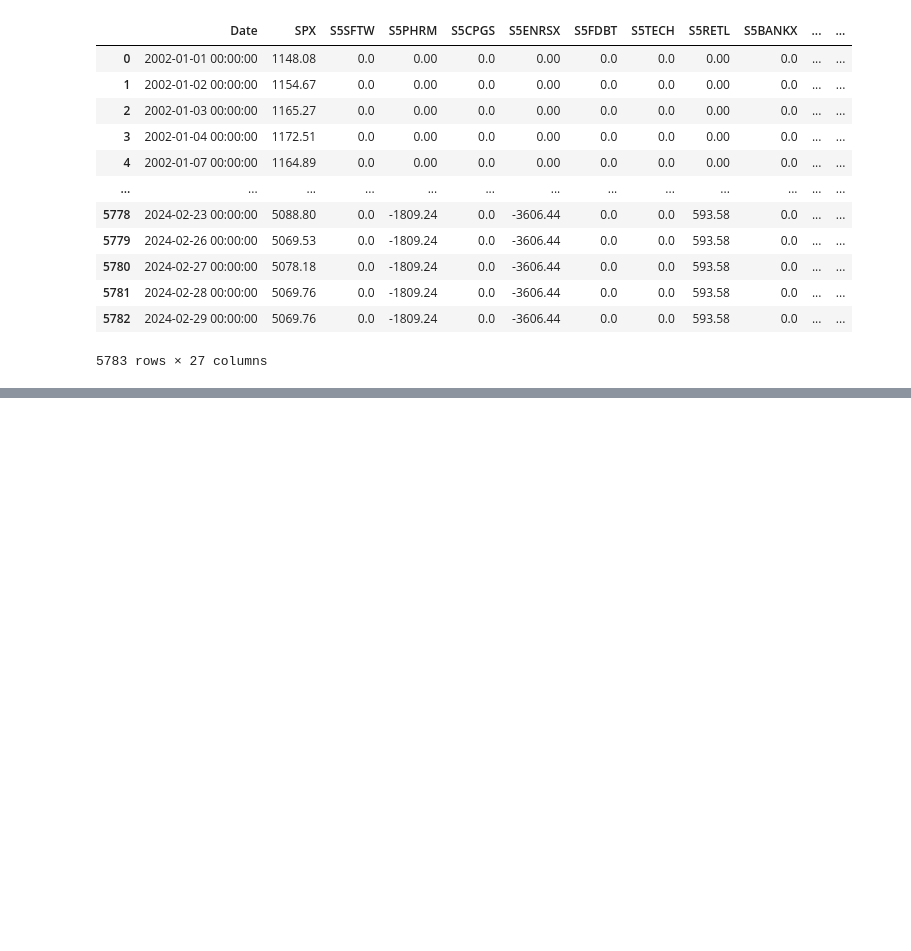
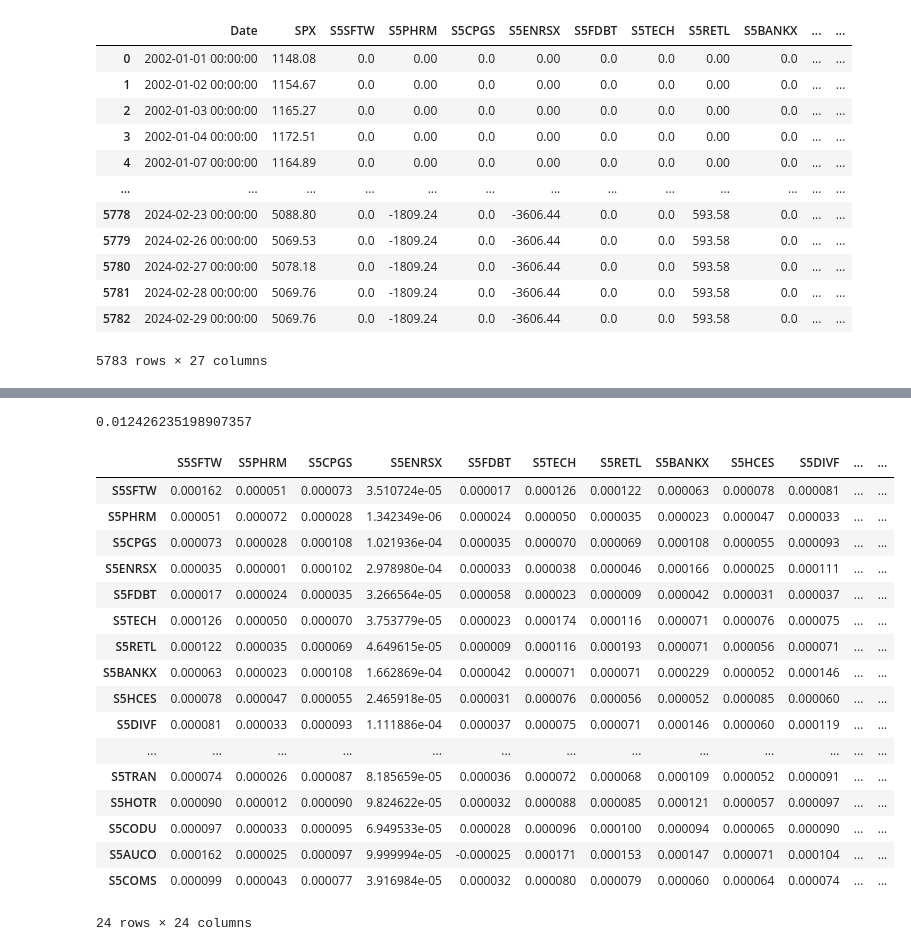
Before and after one commit to MaloBardin/Research-Project, a Jupyter notebook: View Value Estimator.ipynb, the cells around one changed output, grey strips where cells are left out. Saved outputs shown, nothing was run; the diff lists cells and outputs as text; code cells hidden in the pictures; blank space fills up the shorter version.

```diff
--- a/View Value Estimator.ipynb
+++ b/View Value Estimator.ipynb
@@ -450,0 +290,44 @@ RfWeightBL = 1.0 - float(WeightBL.sum())
+# %%
+def GetReturn(df,date,lookback=180):
+    date=pd.to_datetime(date)
+    if date not in df["Date"].values:#add breaker if windows not in df
+        raise ValueError("Date not in dataframe")
+    returns_df = df[["Date","S5SFTW","S5PHRM","S5CPGS","S5ENRSX","S5FDBT","S5TECH","S5RETL","S5BANKX","S5HCES","S5DIVF","S5UTILX","S5MEDA","S5REAL","S5TELSX","S5MATRX","S5INSU","S5FDSR","S5HOUS","S5SSEQX","S5TRAN","S5HOTR","S5CODU","S5AUCO","S5COMS"]].copy()
+
+    date_list=returns_df.drop(columns="Date")
+    date_index = returns_df.index[returns_df["Date"] == date][0]
+    returns_df=returns_df[(returns_df.index<=date_index) & (returns_df.index>=date_index-lookback) ]
+    returns_df.drop(columns="Date",inplace=True)
+
+    returns_df = np.log(returns_df/ returns_df.shift(1))
+    returns_df.dropna(inplace=True)
+    #print(returns_df.std().mean()) #verification if std is around 1% daily
+
+    return returns_df
+# %%
+def GetSigma(df,date,lookback=180):
+    returns_df=GetReturn(df,date,lookback=lookback)
+    #covariance matric from returns_df
+    sigma_windowed=returns_df.cov()
+
+    return sigma_windowed
+# %% [output]
+0.012426235198907357
+|  | S5SFTW | S5PHRM | S5CPGS | S5ENRSX | S5FDBT | S5TECH | S5RETL | S5BANKX | S5HCES | S5DIVF | ... | ... |
+| S5SFTW | 0.000162 | 0.000051 | 0.000073 | 3.510724e-05 | 0.000017 | 0.000126 | 0.000122 | 0.000063 | 0.000078 | 0.000081 | ... | ... |
+| S5PHRM | 0.000051 | 0.000072 | 0.000028 | 1.342349e-06 | 0.000024 | 0.000050 | 0.000035 | 0.000023 | 0.000047 | 0.000033 | ... | ... |
+| S5CPGS | 0.000073 | 0.000028 | 0.000108 | 1.021936e-04 | 0.000035 | 0.000070 | 0.000069 | 0.000108 | 0.000055 | 0.000093 | ... | ... |
+| S5ENRSX | 0.000035 | 0.000001 | 0.000102 | 2.978980e-04 | 0.000033 | 0.000038 | 0.000046 | 0.000166 | 0.000025 | 0.000111 | ... | ... |
+| S5FDBT | 0.000017 | 0.000024 | 0.000035 | 3.266564e-05 | 0.000058 | 0.000023 | 0.000009 | 0.000042 | 0.000031 | 0.000037 | ... | ... |
+| S5TECH | 0.000126 | 0.000050 | 0.000070 | 3.753779e-05 | 0.000023 | 0.000174 | 0.000116 | 0.000071 | 0.000076 | 0.000075 | ... | ... |
+| S5RETL | 0.000122 | 0.000035 | 0.000069 | 4.649615e-05 | 0.000009 | 0.000116 | 0.000193 | 0.000071 | 0.000056 | 0.000071 | ... | ... |
+| S5BANKX | 0.000063 | 0.000023 | 0.000108 | 1.662869e-04 | 0.000042 | 0.000071 | 0.000071 | 0.000229 | 0.000052 | 0.000146 | ... | ... |
+| S5HCES | 0.000078 | 0.000047 | 0.000055 | 2.465918e-05 | 0.000031 | 0.000076 | 0.000056 | 0.000052 | 0.000085 | 0.000060 | ... | ... |
+| S5DIVF | 0.000081 | 0.000033 | 0.000093 | 1.111886e-04 | 0.000037 | 0.000075 | 0.000071 | 0.000146 | 0.000060 | 0.000119 | ... | ... |
+| ... | ... | ... | ... | ... | ... | ... | ... | ... | ... | ... | ... | ... |
+| S5TRAN | 0.000074 | 0.000026 | 0.000087 | 8.185659e-05 | 0.000036 | 0.000072 | 0.000068 | 0.000109 | 0.000052 | 0.000091 | ... | ... |
+| S5HOTR | 0.000090 | 0.000012 | 0.000090 | 9.824622e-05 | 0.000032 | 0.000088 | 0.000085 | 0.000121 | 0.000057 | 0.000097 | ... | ... |
+| S5CODU | 0.000097 | 0.000033 | 0.000095 | 6.949533e-05 | 0.000028 | 0.000096 | 0.000100 | 0.000094 | 0.000065 | 0.000090 | ... | ... |
+| S5AUCO | 0.000162 | 0.000025 | 0.000097 | 9.999994e-05 | -0.000025 | 0.000171 | 0.000153 | 0.000147 | 0.000071 | 0.000104 | ... | ... |
+| S5COMS | 0.000099 | 0.000043 | 0.000077 | 3.916984e-05 | 0.000032 | 0.000080 | 0.000079 | 0.000060 | 0.000064 | 0.000074 | ... | ... |
+24 rows × 24 columns
```
Also changed, not shown: parts of 7 cells of this notebook, 1 other file.
